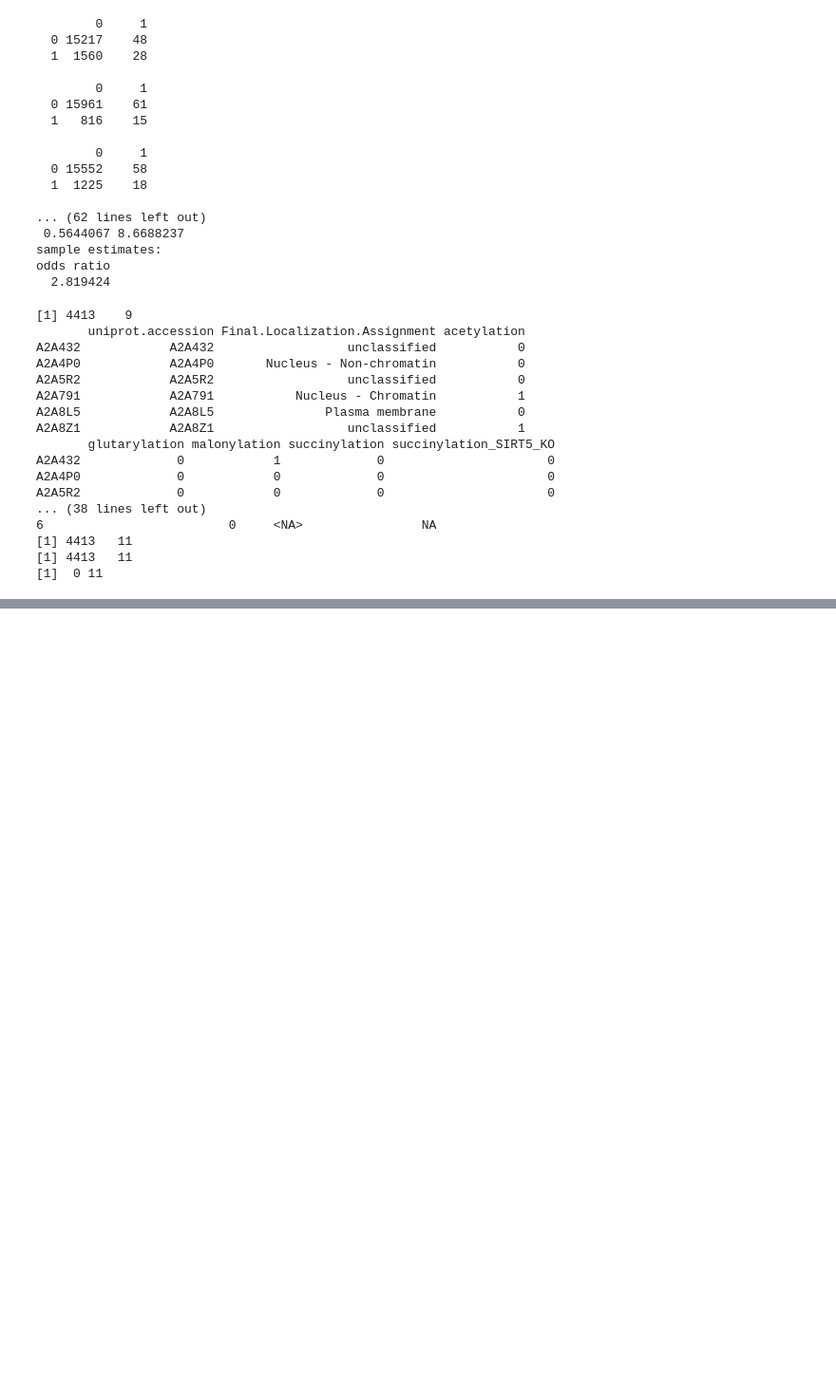
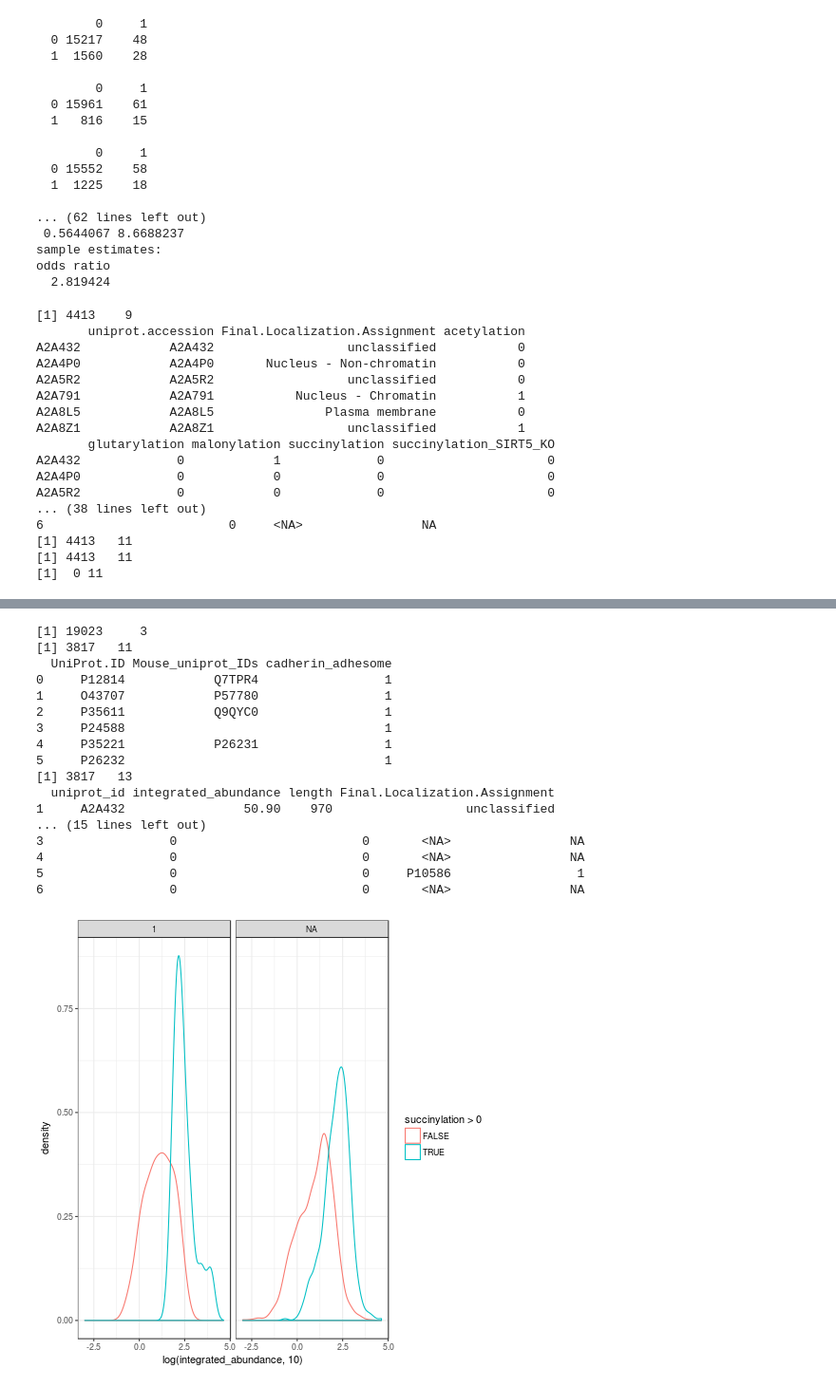
Before and after one commit to TomSmithCGAT/Lysine_mod, a Jupyter notebook: notebooks/Lysine_modification_table_parsing.ipynb, the cells around one changed output, grey strips where cells are left out. Shown at 95% size. Saved outputs shown, nothing was run; the diff lists cells and outputs as text; code cells hidden in the pictures; blank space fills up the shorter version.

```diff
--- a/notebooks/Lysine_modification_table_parsing.ipynb
+++ b/notebooks/Lysine_modification_table_parsing.ipynb
@@ -1668,0 +1709,9 @@ A0JLP6  335.0                          0
+# %%
+protein_lengths = {}
+
+n = 0
+for accession, tax_id, seq, method in sequence.getSequences(set(lysine_df['Protein'])):
+    try:
+        protein_lengths[accession] = len(seq)
+    except:
+        pass
@@ -1668,0 +1771,44 @@ A0JLP6  335.0                          0
+# %%
+%%R -i full_abundance_df -i cadherin_adhesome_df
+
+print(dim(full_abundance_df))
+final_df <- merge(full_abundance_df, merged_df, by.x="uniprot_id", by.y="uniprot.accession")
+print(dim(final_df))
+print(head(cadherin_adhesome_df))
+final_df <- merge(final_df, cadherin_adhesome_df, by.x='uniprot_id', by.y='Mouse_uniprot_IDs', all.x=TRUE)
+print(dim(final_df))
+
+print(head(final_df))
+
+p = ggplot(final_df, aes(log(integrated_abundance, 10), colour=succinylation>0)) +
+geom_density() +
+facet_wrap(~cadherin_adhesome) +
+theme_bw()
+
+print(p)
+
+p = ggplot(final_df, aes(log(integrated_abundance, 10), colour=is.finite(cadherin_adhesome))) +
+geom_density() +
+facet_wrap(~succinylation) +
+theme_bw()
+
+print(p)
+# %% [output]
+[1] 19023     3
+[1] 3817   11
+  UniProt.ID Mouse_uniprot_IDs cadherin_adhesome
+0     P12814            Q7TPR4                 1
+1     O43707            P57780                 1
+2     P35611            Q9QYC0                 1
+3     P24588                                   1
+4     P35221            P26231                 1
+5     P26232                                   1
+[1] 3817   13
+  uniprot_id integrated_abundance length Final.Localization.Assignment
+1     A2A432                50.90    970                  unclassified
+... (15 lines left out)
+3                 0                         0       <NA>                NA
+4                 0                         0       <NA>                NA
+5                 0                         0     P10586                 1
+6                 0                         0       <NA>                NA
+[figure, added]
```
Also changed, not shown: parts of 34 cells of this notebook, 4 other files.
